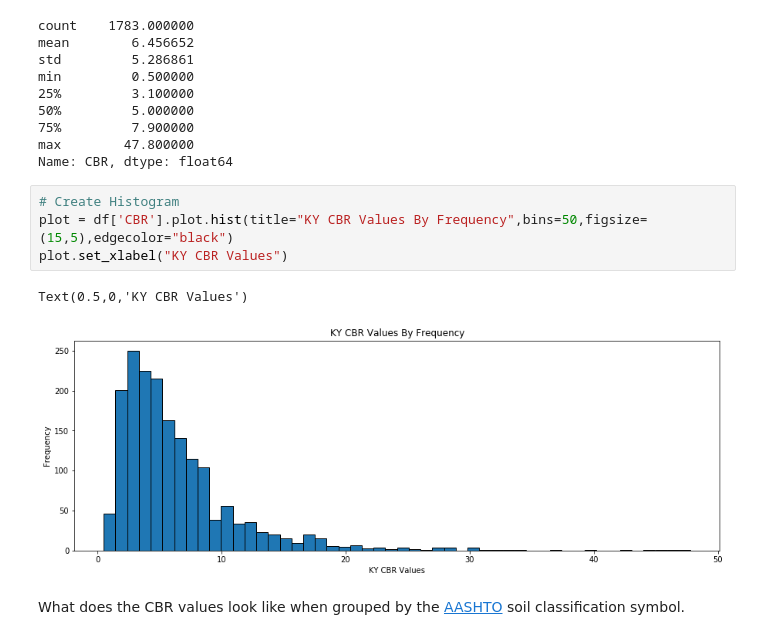
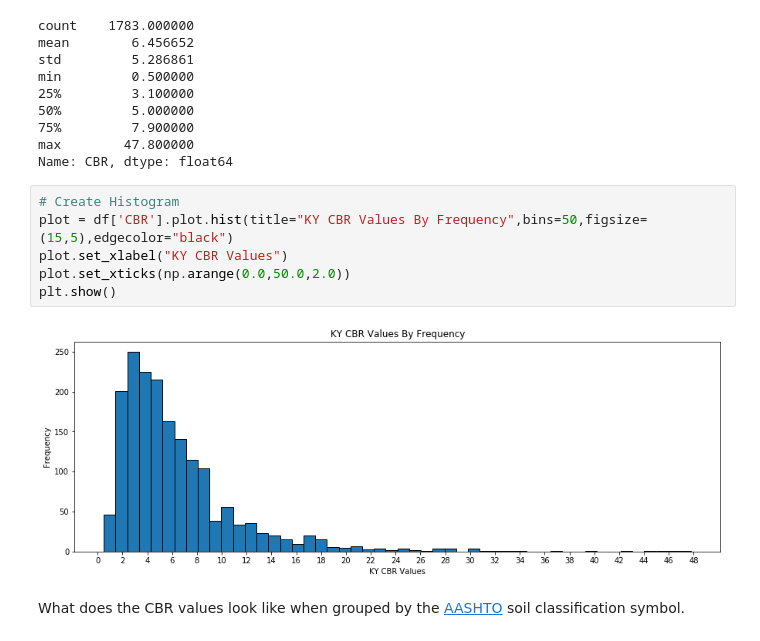
Before and after one commit to claytoncook12/KYTC-CBRAnalysis, a Jupyter notebook: KYTC CBR Data Analysis.ipynb, the cells around one changed output. Saved outputs shown, nothing was run; the diff lists cells and outputs as text.

```diff
--- a/KYTC CBR Data Analysis.ipynb
+++ b/KYTC CBR Data Analysis.ipynb
@@ -70,10 +70,11 @@ Name: CBR, dtype: float64
 # %%
 # Create Histogram
 plot = df['CBR'].plot.hist(title="KY CBR Values By Frequency",bins=50,figsize=(15,5),edgecolor="black")
 plot.set_xlabel("KY CBR Values")
+plot.set_xticks(np.arange(0.0,50.0,2.0))
+plt.show()
 # %% [output]
-Text(0.5,0,'KY CBR Values')
-[figure, old version]
+[figure, new version]
 # %% [markdown]
 What does the CBR values look like when grouped by the [AASHTO](https://en.wikipedia.org/wiki/AASHTO_Soil_Classification_System) soil classification symbol.
 # %%
```
Also changed, not shown: parts of 7 cells of this notebook.
